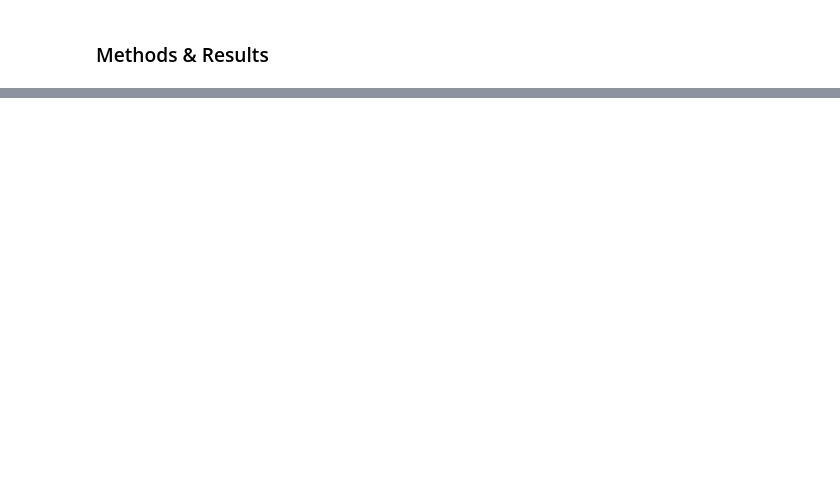
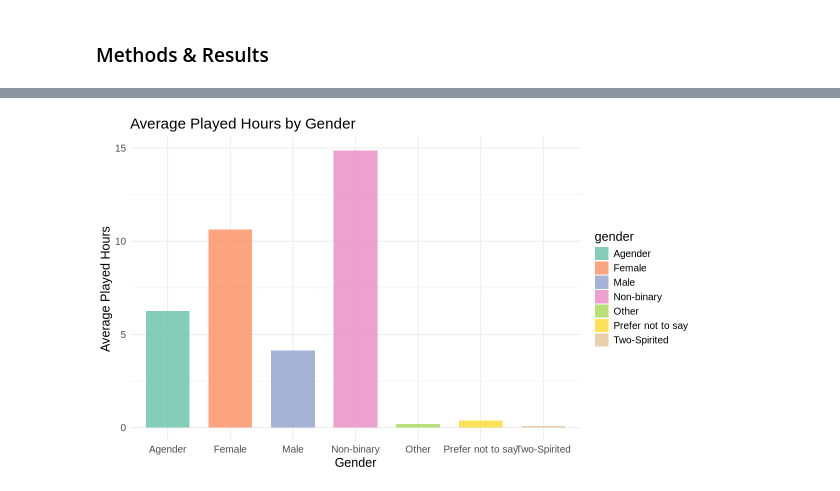
Before and after one commit to data-ki/DSCI-Final-Project-new-, a Jupyter notebook: Final Project.ipynb, the cells around one changed output, grey strips where cells are left out. Cells and saved outputs as stored; diff of their text form; code cells hidden in the pictures; blank space fills up the shorter version.

```diff
--- a/Final Project.ipynb
+++ b/Final Project.ipynb
@@ -115,0 +107,19 @@ experience_playtime_plot
+# %%
+#finding the average played hours for each gender
+average_played_hours <- player_cleaned |>
+  group_by(gender) |>
+  summarise(mean_played_hours = mean(played_hours))
+
+#plot of average played hours by gender
+gender_playtime_plot <- ggplot(average_played_hours, aes(x = gender, y = mean_played_hours, fill = gender)) +
+  geom_bar(stat = "identity", width = 0.7, alpha = 0.8) +
+  xlab("Gender") +
+  ylab("Average Played Hours") +
+  ggtitle("Average Played Hours by Gender") +
+  theme_minimal() +
+  theme(text = element_text(size = 15)) +
+  scale_fill_brewer(palette = "Set2")
+
+gender_playtime_plot
+# %% [output]
+[figure, added]
```
Also changed, not shown: parts of 32 cells of this notebook.
